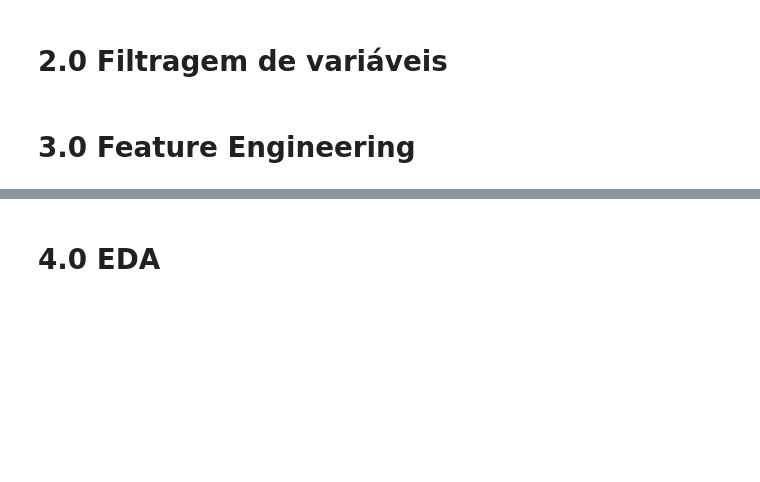
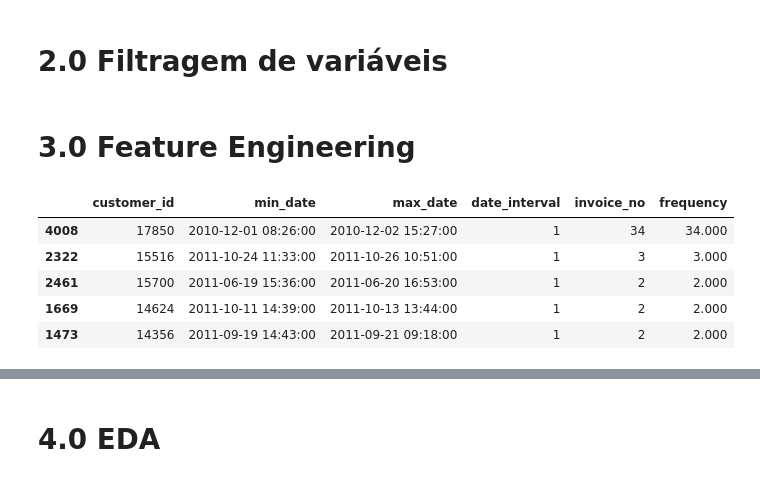
Before and after one commit to natan-matos/ds-clustering, a Jupyter notebook: notebooks/07-nm-data-feature-engineering-2.ipynb, the cells around one changed output, grey strips where cells are left out. Saved outputs shown, nothing was run; the diff lists cells and outputs as text; code cells hidden in the pictures; blank space fills up the shorter version.

```diff
--- a/notebooks/07-nm-data-feature-engineering-2.ipynb
+++ b/notebooks/07-nm-data-feature-engineering-2.ipynb
@@ -470,3 +457,16 @@ df_ref = pd.merge(df_ref, df_aux.loc[:, ['customer_id', 'avg_frquency']], on='cu
 # basket size
 basket_size = df2[['customer_id', 'quantity']].groupby('customer_id').sum().reset_index()
 df_ref = pd.merge(df_ref, basket_size, on='customer_id', how='left')
+# %%
+# frequency
+# dates interval
+df_aux = df2.drop_duplicates().groupby('customer_id')['invoice_date'].agg(['min', 'max']).rename(columns={'min': 'min_date', 'max': 'max_date'}).reset_index()
+df_aux['date_interval'] = (df_aux['max_date'] - df_aux['min_date']).dt.days # calculate the interval
+
+# total orders by customer
+df_aux2 = df2[['customer_id', 'invoice_no']].drop_duplicates().groupby('customer_id').count().reset_index()
+df_aux = pd.merge(df_aux, df_aux2, on='customer_id', how='left')
+
+# frequency
+df_aux['frequency'] = df_aux[['invoice_no', 'date_interval']].apply( lambda x: x['invoice_no'] / x['date_interval']  if x['date_interval'] != 0 else 0, axis=1)
+df_ref = pd.merge(df_ref, df_aux.loc[:, ['customer_id', 'frequency']], on='customer_id', how='left')
@@ -472,0 +485,9 @@ df_ref = pd.merge(df_ref, basket_size, on='customer_id', how='left')
+# %%
+df_aux.sort_values('frequency', ascending=False).head()
+# %% [output]
+|  | customer_id | min_date | max_date | date_interval | invoice_no | frequency |
+| 4008 | 17850 | 2010-12-01 08:26:00 | 2010-12-02 15:27:00 | 1 | 34 | 34.000 |
+| 2322 | 15516 | 2011-10-24 11:33:00 | 2011-10-26 10:51:00 | 1 | 3 | 3.000 |
+| 2461 | 15700 | 2011-06-19 15:36:00 | 2011-06-20 16:53:00 | 1 | 2 | 2.000 |
+| 1669 | 14624 | 2011-10-11 14:39:00 | 2011-10-13 13:44:00 | 1 | 2 | 2.000 |
+| 1473 | 14356 | 2011-09-19 14:43:00 | 2011-09-21 09:18:00 | 1 | 2 | 2.000 |
```
Also changed, not shown: parts of 6 cells of this notebook.
